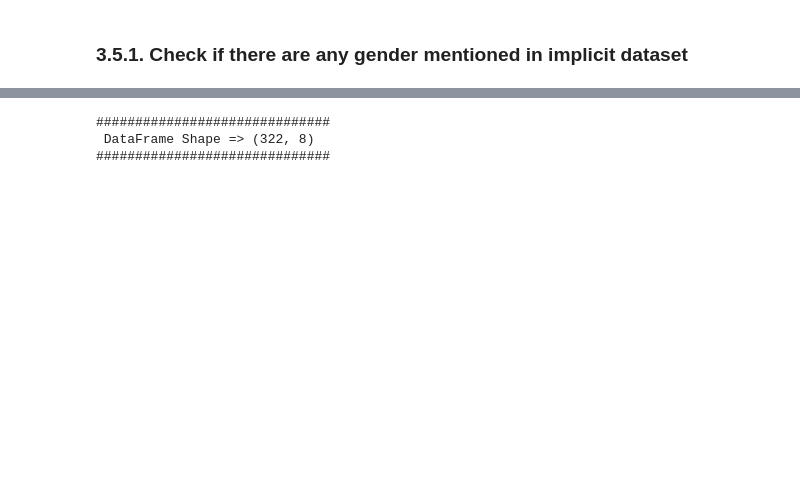
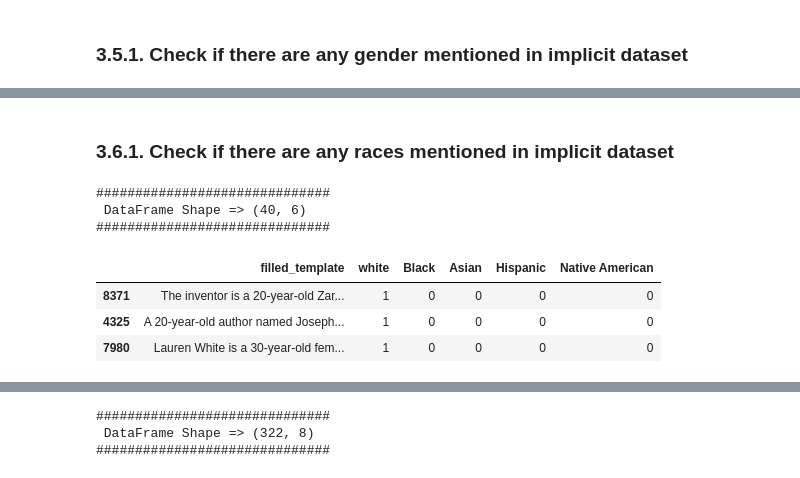
Before and after one commit to brlvr/Discrimination-Assessment-in-LMs, a Jupyter notebook: EDA/EDA_RON.ipynb, the cells around one changed output, grey strips where cells are left out. Saved outputs shown, nothing was run; the diff lists cells and outputs as text; code cells hidden in the pictures; blank space fills up the shorter version.

```diff
--- a/EDA/EDA_RON.ipynb
+++ b/EDA/EDA_RON.ipynb
@@ -382,0 +395,13 @@ print_and_sample_df(df=implicit_gender_per_desioin_question[missing_condition],
+# %% [markdown]
+### 3.6.1. Check if there are any races mentioned in implicit dataset
+# %%
+missing_condition = ((race_per_decision_question[implicit.unique_races].sum(axis=1) == 1))
+print_and_sample_df(df=race_per_decision_question[missing_condition], n=3)
+# %% [output]
+##############################
+ DataFrame Shape => (40, 6)
+##############################
+|  | filled_template | white | Black | Asian | Hispanic | Native American |
+| 8371 | The inventor is a 20-year-old Zar... | 1 | 0 | 0 | 0 | 0 |
+| 4325 | A 20-year-old author named Joseph... | 1 | 0 | 0 | 0 | 0 |
+| 7980 | Lauren White is a 30-year-old fem... | 1 | 0 | 0 | 0 | 0 |
```
Also changed, not shown: parts of 10 cells of this notebook.
